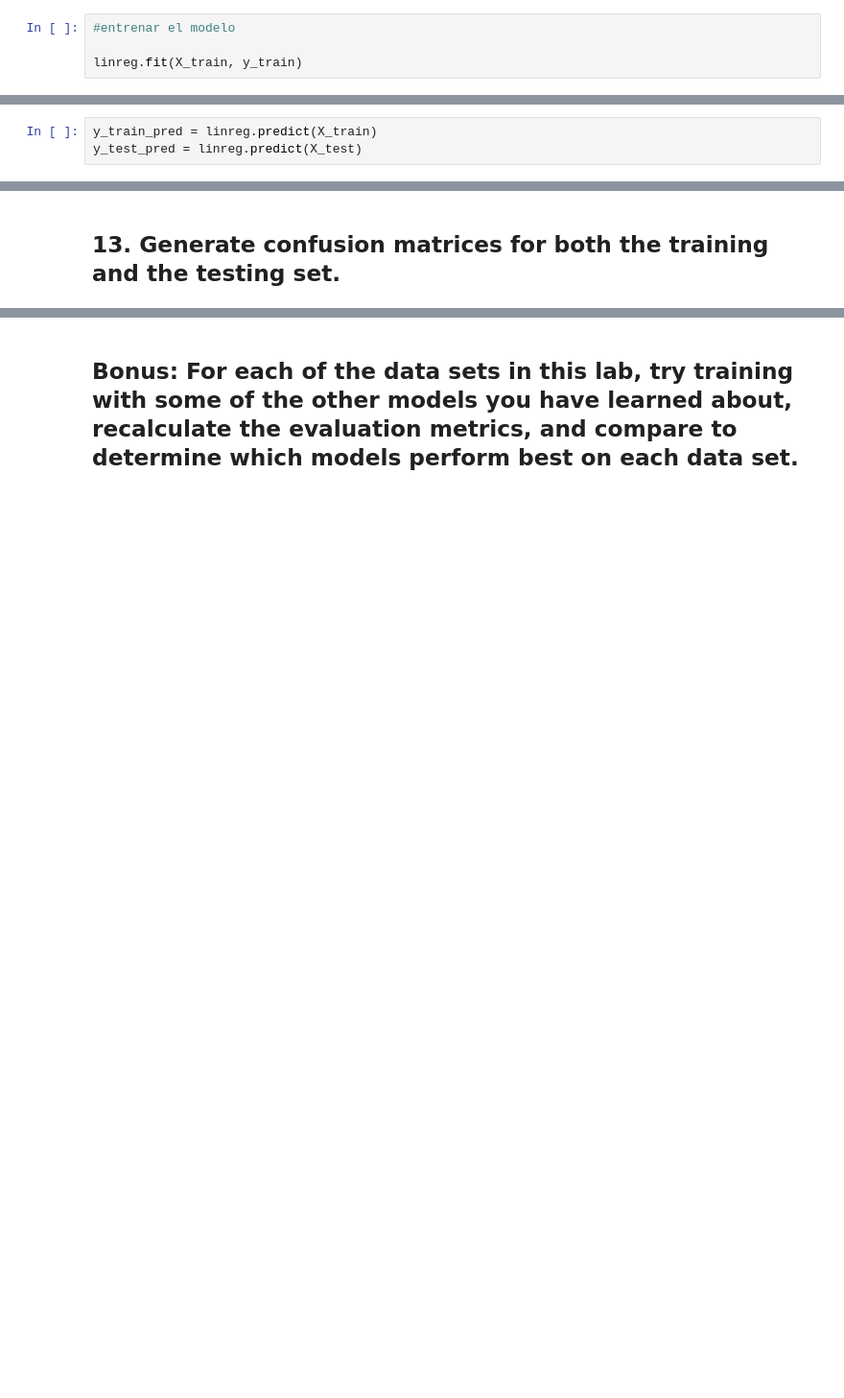
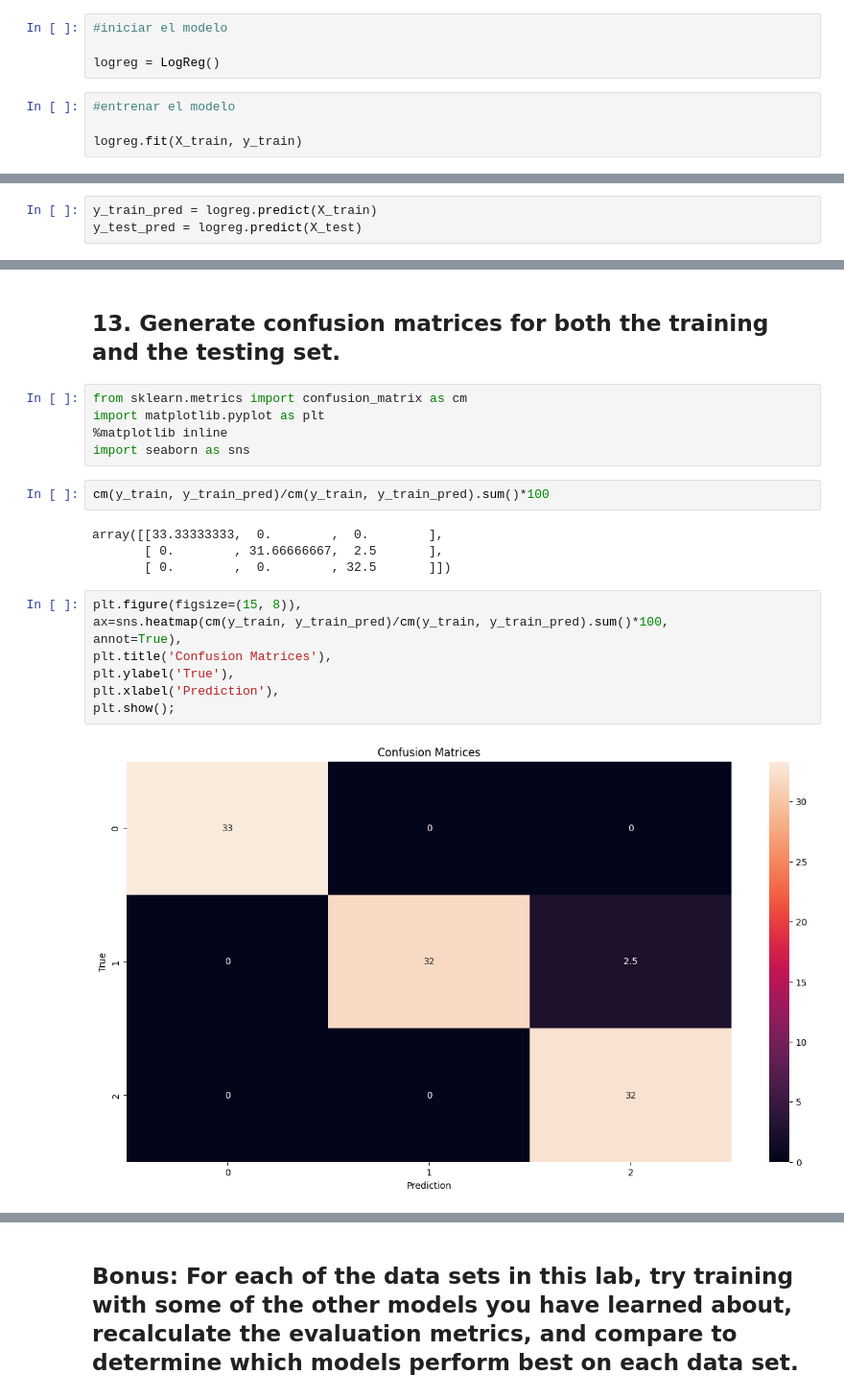
Before and after one commit to Ironhack-Data-Madrid-Octubre-2023/7.2-lab_supervised_model_evaluation, a Jupyter notebook: your-code/main.ipynb, the cells around one changed output, grey strips where cells are left out. Shown at 96% size. Cells and saved outputs as stored; diff of their text form; blank space fills up the shorter version.

```diff
--- a/your-code/main.ipynb
+++ b/your-code/main.ipynb
@@ -156,5 +181,9 @@ linreg = LinReg()
+# %%
+#iniciar el modelo
+
+logreg = LogReg()
 # %%
 #entrenar el modelo
 
-linreg.fit(X_train, y_train)
+logreg.fit(X_train, y_train)
 # %% [output]
@@ -162,5 +191,5 @@ LinearRegression()
 # %% [markdown]
 *Hacemos las predicciones en el conjunto de entrenamiento y prueba:*
 # %%
-y_train_pred = linreg.predict(X_train)
-y_test_pred = linreg.predict(X_test)
+y_train_pred = logreg.predict(X_train)
+y_test_pred = logreg.predict(X_test)
@@ -177,2 +262,23 @@ y_test_pred = linreg.predict(X_test)
 # %% [markdown]
 ## 13. Generate confusion matrices for both the training and the testing set.
+# %%
+from sklearn.metrics import confusion_matrix as cm
+import matplotlib.pyplot as plt
+%matplotlib inline
+import seaborn as sns
+# %%
+cm(y_train, y_train_pred)/cm(y_train, y_train_pred).sum()*100
+# %% [output]
+array([[33.33333333,  0.        ,  0.        ],
+       [ 0.        , 31.66666667,  2.5       ],
+       [ 0.        ,  0.        , 32.5       ]])
+# %%
+plt.figure(figsize=(15, 8)),
+ax=sns.heatmap(cm(y_train, y_train_pred)/cm(y_train, y_train_pred).sum()*100,
+annot=True),
+plt.title('Confusion Matrices'),
+plt.ylabel('True'),
+plt.xlabel('Prediction'),
+plt.show();
+# %% [output]
+[figure, added]
```
Also changed, not shown: parts of 28 cells of this notebook.
